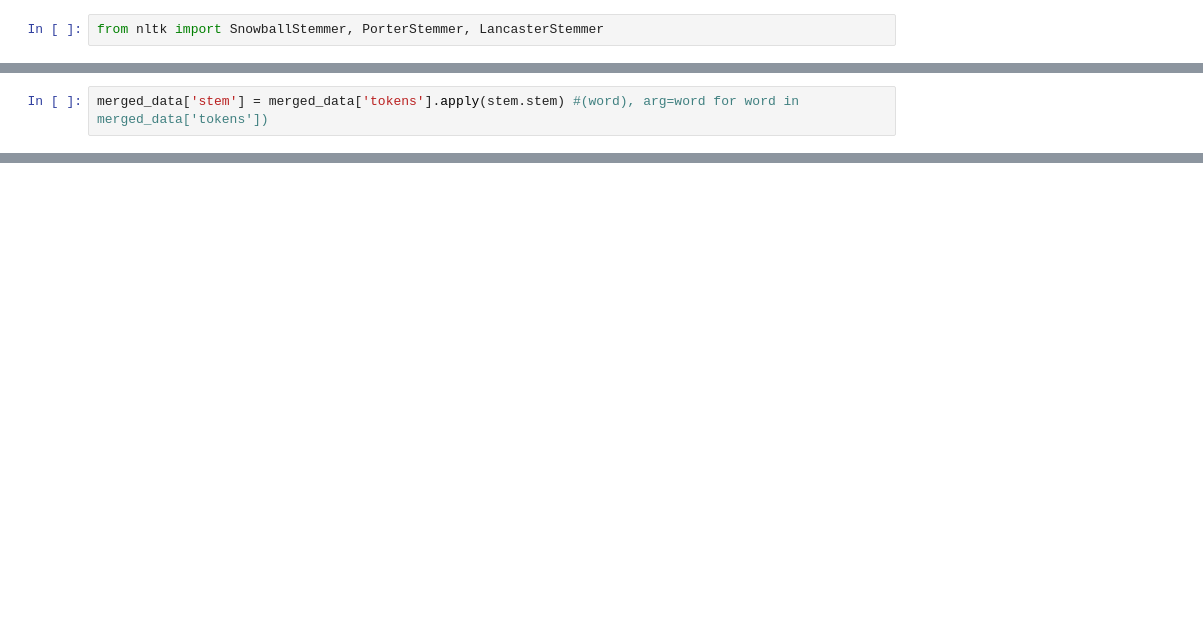
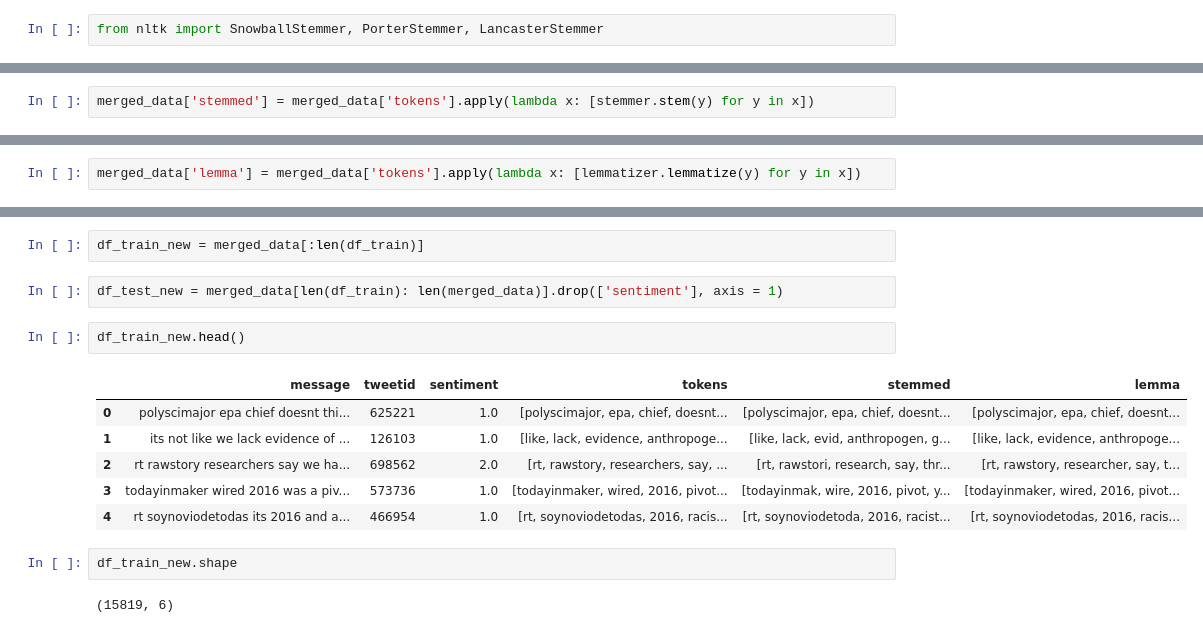
Before and after one commit to rivoni-khoza/classification-predict-streamlit-template, a Jupyter notebook: EDSA - Climate Change Belief Analysis.ipynb, the cells around one changed output, grey strips where cells are left out. Saved outputs shown, nothing was run; the diff lists cells and outputs as text; blank space fills up the shorter version.

```diff
--- a/EDSA - Climate Change Belief Analysis.ipynb
+++ b/EDSA - Climate Change Belief Analysis.ipynb
@@ -278,2 +299,0 @@ def df_stemmer(words, Stemmer):
-# %%
-merged_data['stem'] = merged_data['tokens'].apply(stem.stem) #(word), arg=word for word in merged_data['tokens'])
@@ -290,0 +300,2 @@ print(stopwords.words('english'))
+# %%
+merged_data['stemmed'] = merged_data['tokens'].apply(lambda x: [stemmer.stem(y) for y in x])
@@ -290,0 +352,2 @@ print(stopwords.words('english'))
+# %%
+merged_data['lemma'] = merged_data['tokens'].apply(lambda x: [lemmatizer.lemmatize(y) for y in x])
@@ -290,0 +393,17 @@ print(stopwords.words('english'))
+# %%
+df_train_new = merged_data[:len(df_train)]
+# %%
+df_test_new = merged_data[len(df_train): len(merged_data)].drop(['sentiment'], axis = 1)
+# %%
+df_train_new.head()
+# %% [output]
+|  | message | tweetid | sentiment | tokens | stemmed | lemma |
+| 0 | polyscimajor epa chief doesnt thi... | 625221 | 1.0 | [polyscimajor, epa, chief, doesnt... | [polyscimajor, epa, chief, doesnt... | [polyscimajor, epa, chief, doesnt... |
+| 1 | its not like we lack evidence of ... | 126103 | 1.0 | [like, lack, evidence, anthropoge... | [like, lack, evid, anthropogen, g... | [like, lack, evidence, anthropoge... |
+| 2 | rt rawstory researchers say we ha... | 698562 | 2.0 | [rt, rawstory, researchers, say, ... | [rt, rawstori, research, say, thr... | [rt, rawstory, researcher, say, t... |
+| 3 | todayinmaker wired 2016 was a piv... | 573736 | 1.0 | [todayinmaker, wired, 2016, pivot... | [todayinmak, wire, 2016, pivot, y... | [todayinmaker, wired, 2016, pivot... |
+| 4 | rt soynoviodetodas its 2016 and a... | 466954 | 1.0 | [rt, soynoviodetodas, 2016, racis... | [rt, soynoviodetoda, 2016, racist... | [rt, soynoviodetodas, 2016, racis... |
+# %%
+df_train_new.shape
+# %% [output]
+(15819, 6)
```
Also changed, not shown: parts of 36 cells of this notebook.
